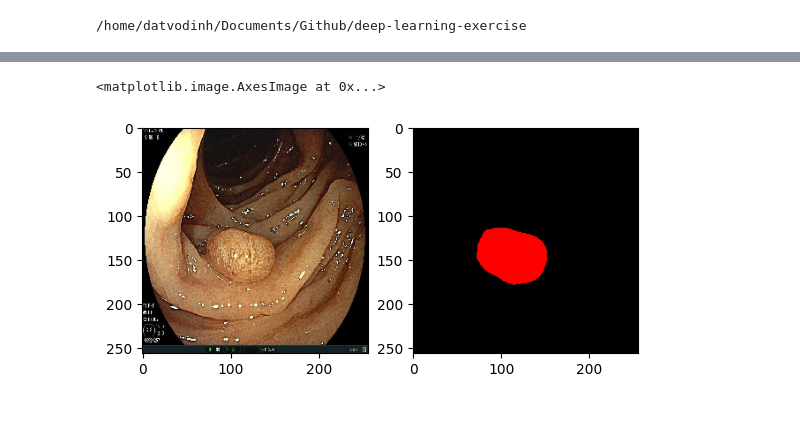
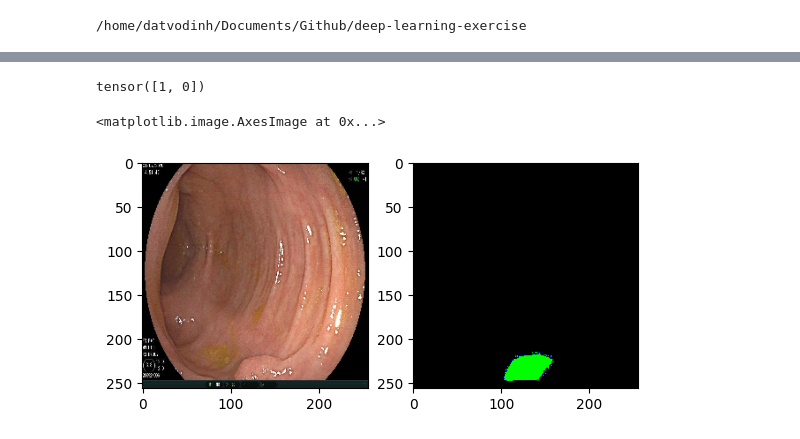
Before and after one commit to Dinhhoanghm/BKAI-IGH-NeoPolyp-, a Jupyter notebook: notebooks/test.ipynb, the cells around one changed output, grey strips where cells are left out. Drawn from its saved outputs; the diff is of its cells as text; code cells hidden in the pictures.

Commit message:
update mask

```diff
--- a/notebooks/test.ipynb
+++ b/notebooks/test.ipynb
@@ -9,4 +9,4 @@ import numpy as np
 # %%
 dataset = NeoPolypDataset(session="train", path="data")
 # %%
-sample = dataset[1]
+sample = dataset[0]
@@ -17,8 +43,13 @@ sample['mask'].shape, sample['image'].shape
+# %%
+a = torch.tensor([1.,0.])
+a.long()
+# %% [output]
+tensor([1, 0])
 # %%
 plt.subplot(1,2,1)
 plt.imshow(sample['image'].permute(1,2,0))
 plt.subplot(1,2,2)
-plt.imshow(sample['mask'])
+plt.imshow(sample['mask'].permute(1,2,0))
 # %% [output]
 <matplotlib.image.AxesImage at 0x...>
-[figure, old version]
+[figure, new version]
```
Also changed, not shown: parts of 9 cells of this notebook, 4 other files.
